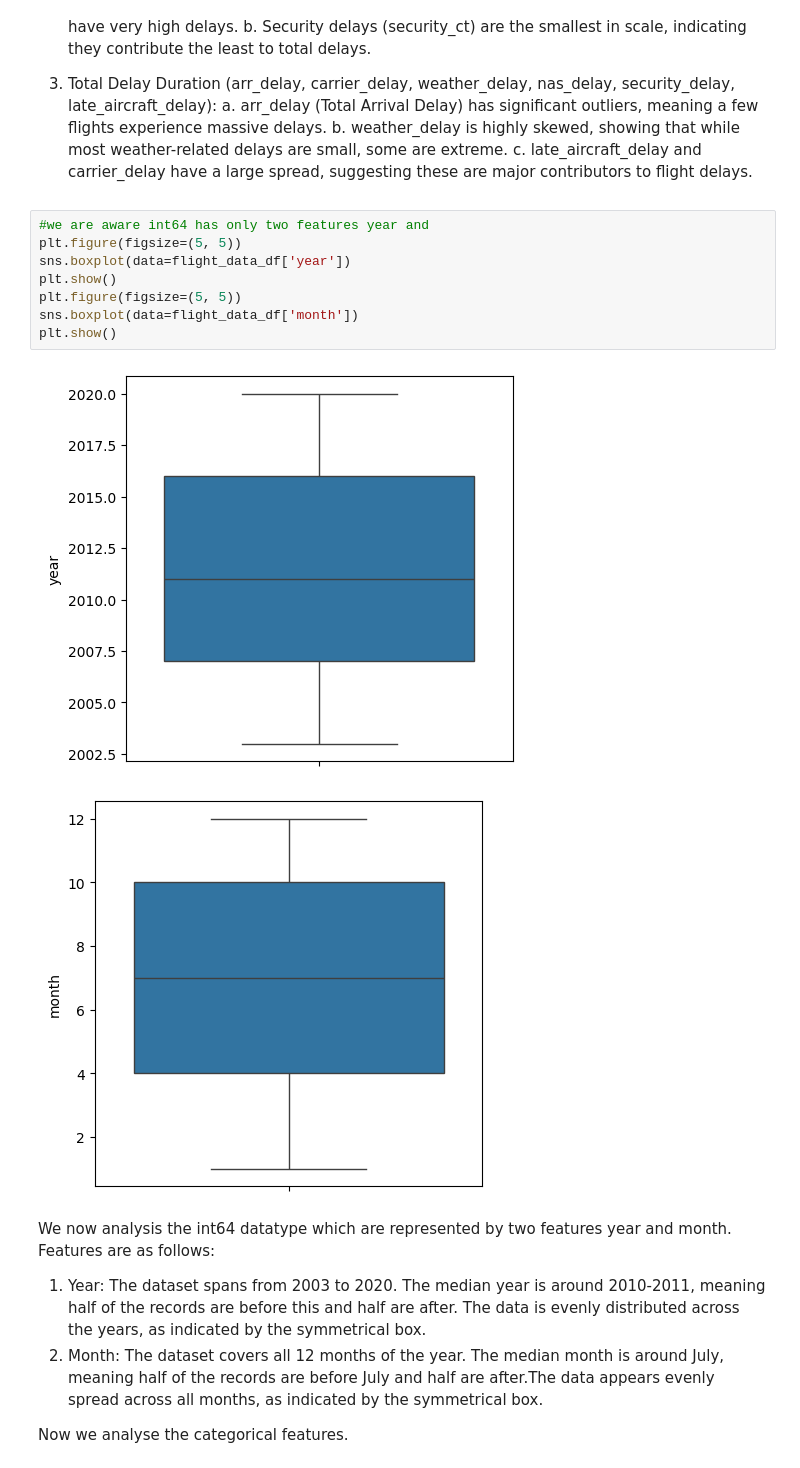
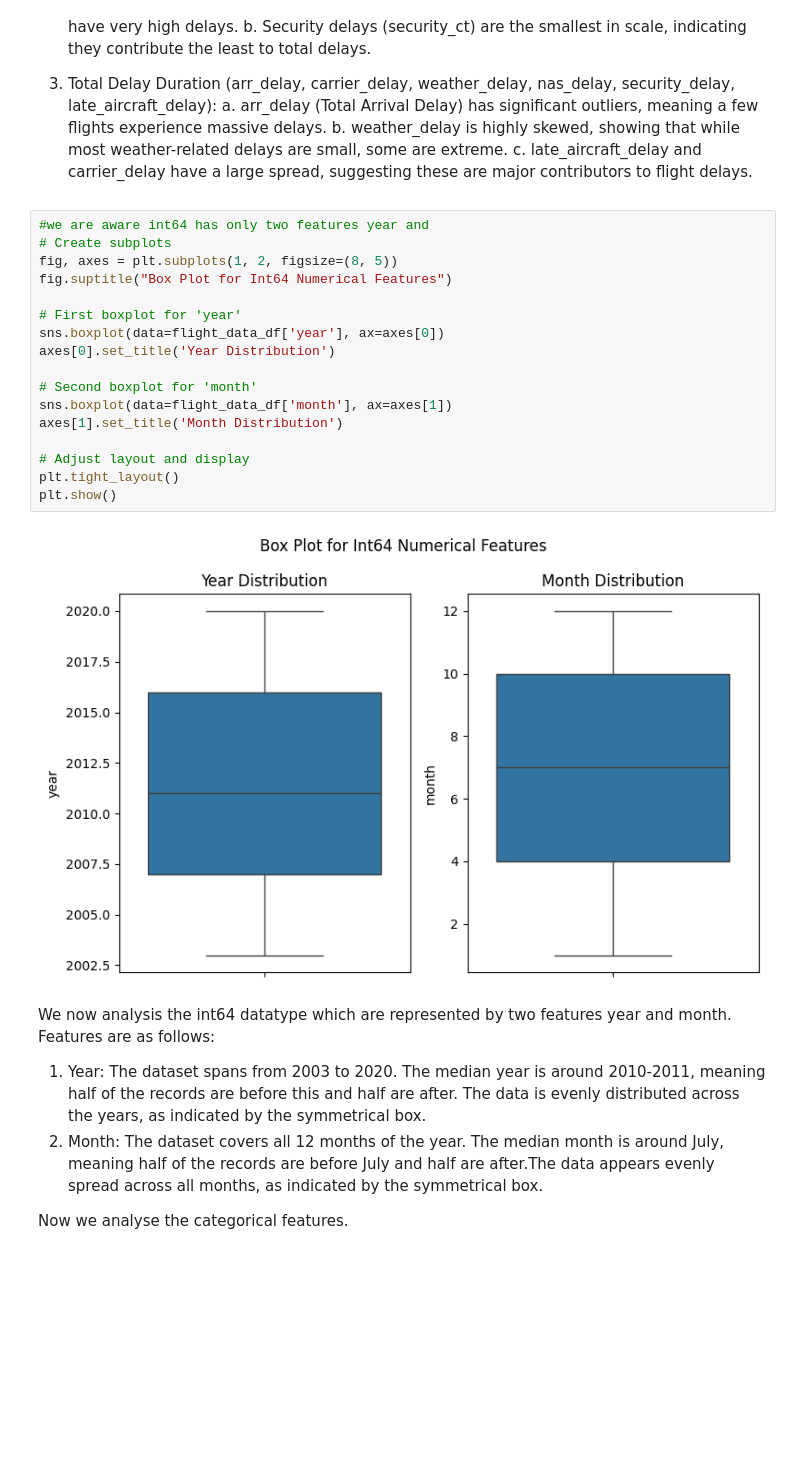
Before and after one commit to shayari21/Flight-Delay-Analysis, a Jupyter notebook: Data_Analysis.ipynb, the cells around one changed output. Cells and saved outputs as stored; diff of their text form; blank space fills up the shorter version.

```diff
--- a/Data_Analysis.ipynb
+++ b/Data_Analysis.ipynb
@@ -303,15 +322,23 @@ This is a box plot visualization of float flight delay-related features, with va
     c. late_aircraft_delay and carrier_delay have a large spread, suggesting these are major contributors to flight delays.
 # %%
 #we are aware int64 has only two features year and
-plt.figure(figsize=(5, 5))
-sns.boxplot(data=flight_data_df['year'])
+# Create subplots
+fig, axes = plt.subplots(1, 2, figsize=(8, 5))
+fig.suptitle("Box Plot for Int64 Numerical Features")
+
+# First boxplot for 'year'
+sns.boxplot(data=flight_data_df['year'], ax=axes[0])
+axes[0].set_title('Year Distribution')
+
+# Second boxplot for 'month'
+sns.boxplot(data=flight_data_df['month'], ax=axes[1])
+axes[1].set_title('Month Distribution')
+
+# Adjust layout and display
+plt.tight_layout()
 plt.show()
-plt.figure(figsize=(5, 5))
-sns.boxplot(data=flight_data_df['month'])
-plt.show()
 # %% [output]
-[figure, old version]
+[figure, new version]
-[figure, removed]
 # %% [markdown]
 We now analysis the int64 datatype which are represented by two features year and month. Features are as follows:
 1. Year: The dataset spans from 2003 to 2020. The median year is around 2010-2011, meaning half of the records are before this and half are after. The data is evenly distributed across the years, as indicated by the symmetrical box.
```
Also changed, not shown: parts of 28 cells of this notebook.
